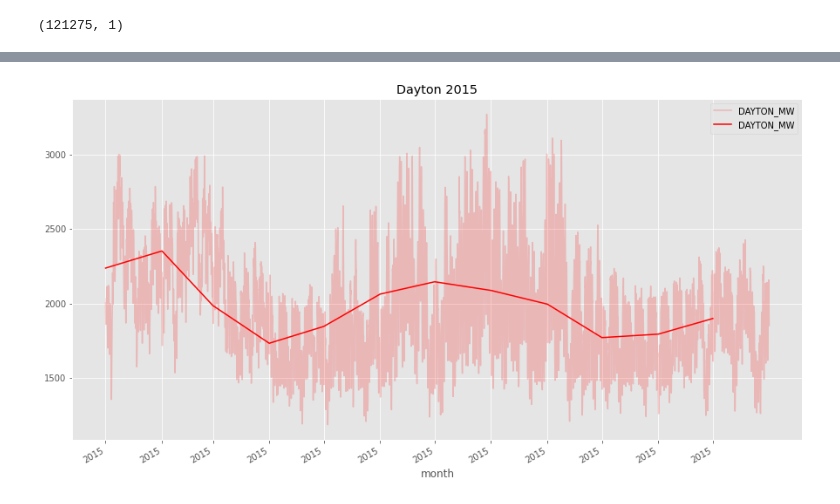
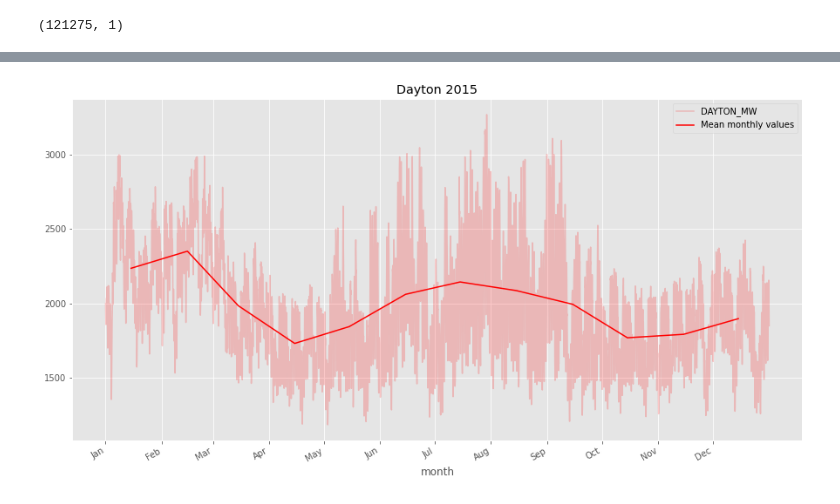
Before and after one commit to rafalopes74/EnergyConsumptionAI, a Jupyter notebook: EnergyConsumption.ipynb, the cells around one changed output, grey strips where cells are left out. Saved outputs shown, nothing was run; the diff lists cells and outputs as text; code cells hidden in the pictures.

```diff
--- a/EnergyConsumption.ipynb
+++ b/EnergyConsumption.ipynb
@@ -53,0 +42,18 @@ year_2015
+# %%
+# YEARLY CONSUMPTIONS
+
+mean_yearly_consumptions = []
+years = []
+
+for i in range(2004, 2018):
+  mean_yearly_consumptions.append(data[data.index.year == i].mean())
+  years.append(i)
+
+plt.figure(figsize = (15, 5))
+plt.plot(years, mean_yearly_consumptions)
+
+plt.title("Mean Yearly Values for 2004-2017")
+plt.xlabel("Years")
+plt.ylabel("Megawatts")
+
+plt.show()
@@ -54,24 +62,23 @@ year_2015
 # %%
-monthMeanValues = []
+year_2015 = data[data.index.year == 2015]
+
+month_mean_values = []
 months = []
 xticks = []
+month_names = ['Jan', 'Feb', 'Mar', 'Apr', 'May', 'Jun', 'Jul', 'Aug', 'Sep', 'Oct', 'Nov', 'Dec']
 
 for i in (range(1,13)):
-    monthMeanValues.append(year_2015[(year_2015.index.month == i)]['DAYTON_MW'].mean())
-    months.append(datetime.datetime(2015, i, 1))
+    month_mean_values.append(year_2015[(year_2015.index.month == i)]['DAYTON_MW'].mean())
+    months.append(datetime.datetime(2015, i, 15))
     xticks.append(datetime.datetime(2015, i, 1))
 
-month = pd.DataFrame({'DAYTON_MW': monthMeanValues, 'month':months })
+month = pd.DataFrame({'Mean monthly values': month_mean_values, 'month':months })
 month = month.set_index('month')
 
-
-
-base=year_2015.plot(color='red',alpha=0.20, figsize = (15, 8), xticks = xticks, title = 'Dayton 2015')
+base=year_2015.plot(color='red',alpha=0.20, figsize = (15, 8), title = 'Dayton 2015')
 month.plot(color='red', alpha=1.0, ax=base)
-
-labels = [item.get_text() for item in base.get_xticklabels()]
-labels[1] = 'Testing'
+plt.xticks(xticks, month_names)
 
 plt.show()
 # %% [output]
-[figure, old version]
+[figure, new version]
```
Also changed, not shown: parts of 11 cells of this notebook.
